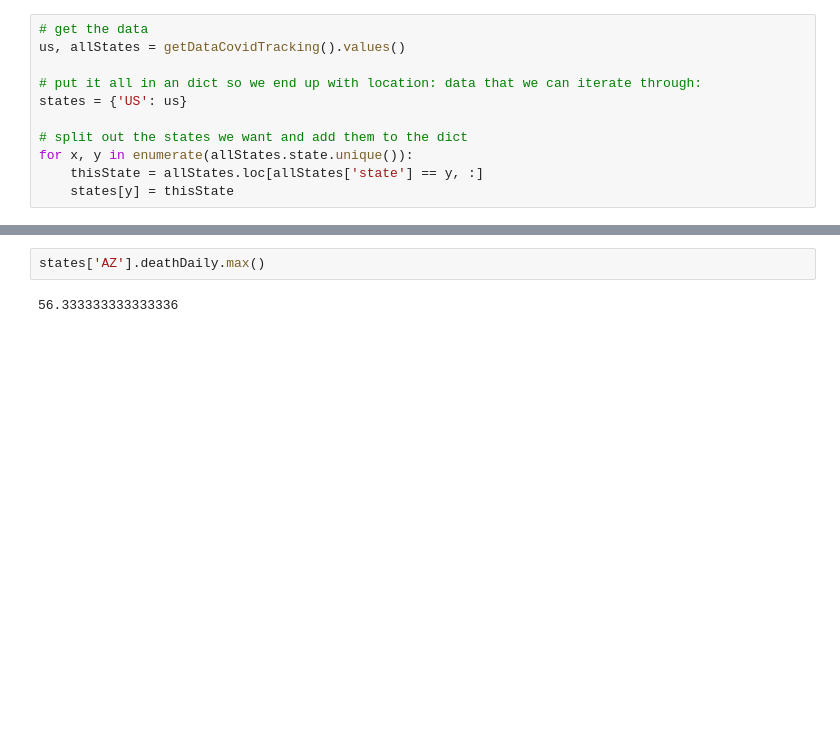
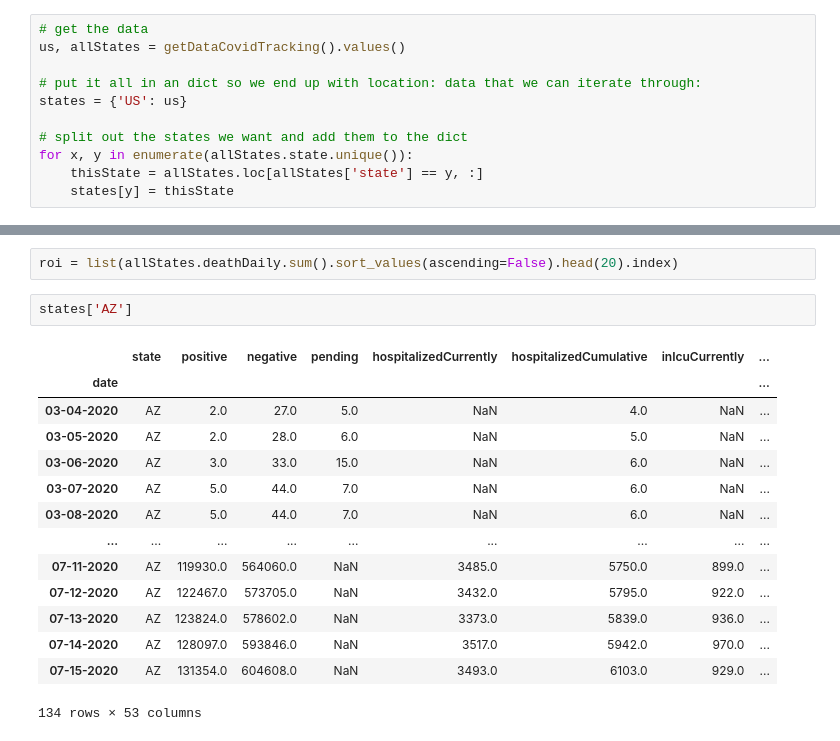
Before and after one commit to gschwim/COVID-19-Looking-Glass, a Jupyter notebook: COVID-19 Looking Glass - CovidTracking.com Data.ipynb, the cells around one changed output, grey strips where cells are left out. Drawn from its saved outputs; the diff is of its cells as text; blank space fills up the shorter version.

```diff
--- a/COVID-19 Looking Glass - CovidTracking.com Data.ipynb
+++ b/COVID-19 Looking Glass - CovidTracking.com Data.ipynb
@@ -198,4 +294,19 @@ See the caveats in the documentation: http://pandas.pydata.org/pandas-docs/stabl
+# %%
+roi = list(allStates.deathDaily.sum().sort_values(ascending=False).head(20).index)
 # %%
-states['AZ'].deathDaily.max()
+states['AZ']
 # %% [output]
+|  | state | positive | negative | pending | hospitalizedCurrently | hospitalizedCumulative | inIcuCurrently | ... |
+| date |  |  |  |  |  |  |  | ... |
+| 03-04-2020 | AZ | 2.0 | 27.0 | 5.0 | NaN | 4.0 | NaN | ... |
+| 03-05-2020 | AZ | 2.0 | 28.0 | 6.0 | NaN | 5.0 | NaN | ... |
+| 03-06-2020 | AZ | 3.0 | 33.0 | 15.0 | NaN | 6.0 | NaN | ... |
+| 03-07-2020 | AZ | 5.0 | 44.0 | 7.0 | NaN | 6.0 | NaN | ... |
+| 03-08-2020 | AZ | 5.0 | 44.0 | 7.0 | NaN | 6.0 | NaN | ... |
+| ... | ... | ... | ... | ... | ... | ... | ... | ... |
+| 07-11-2020 | AZ | 119930.0 | 564060.0 | NaN | 3485.0 | 5750.0 | 899.0 | ... |
+| 07-12-2020 | AZ | 122467.0 | 573705.0 | NaN | 3432.0 | 5795.0 | 922.0 | ... |
+| 07-13-2020 | AZ | 123824.0 | 578602.0 | NaN | 3373.0 | 5839.0 | 936.0 | ... |
+| 07-14-2020 | AZ | 128097.0 | 593846.0 | NaN | 3517.0 | 5942.0 | 970.0 | ... |
+| 07-15-2020 | AZ | 131354.0 | 604608.0 | NaN | 3493.0 | 6103.0 | 929.0 | ... |
-56.333333333333336
+134 rows × 53 columns
```
Also changed, not shown: parts of 5 cells of this notebook, 2 other files.
